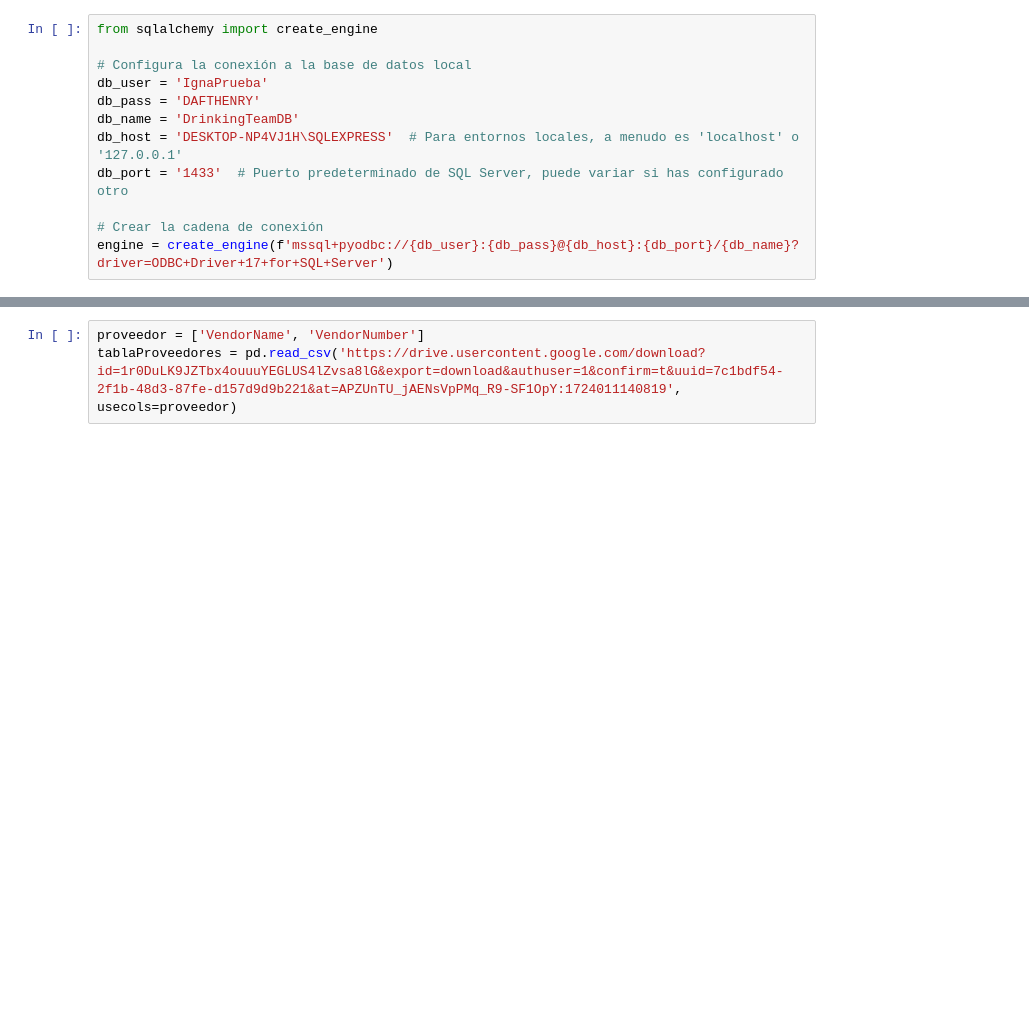
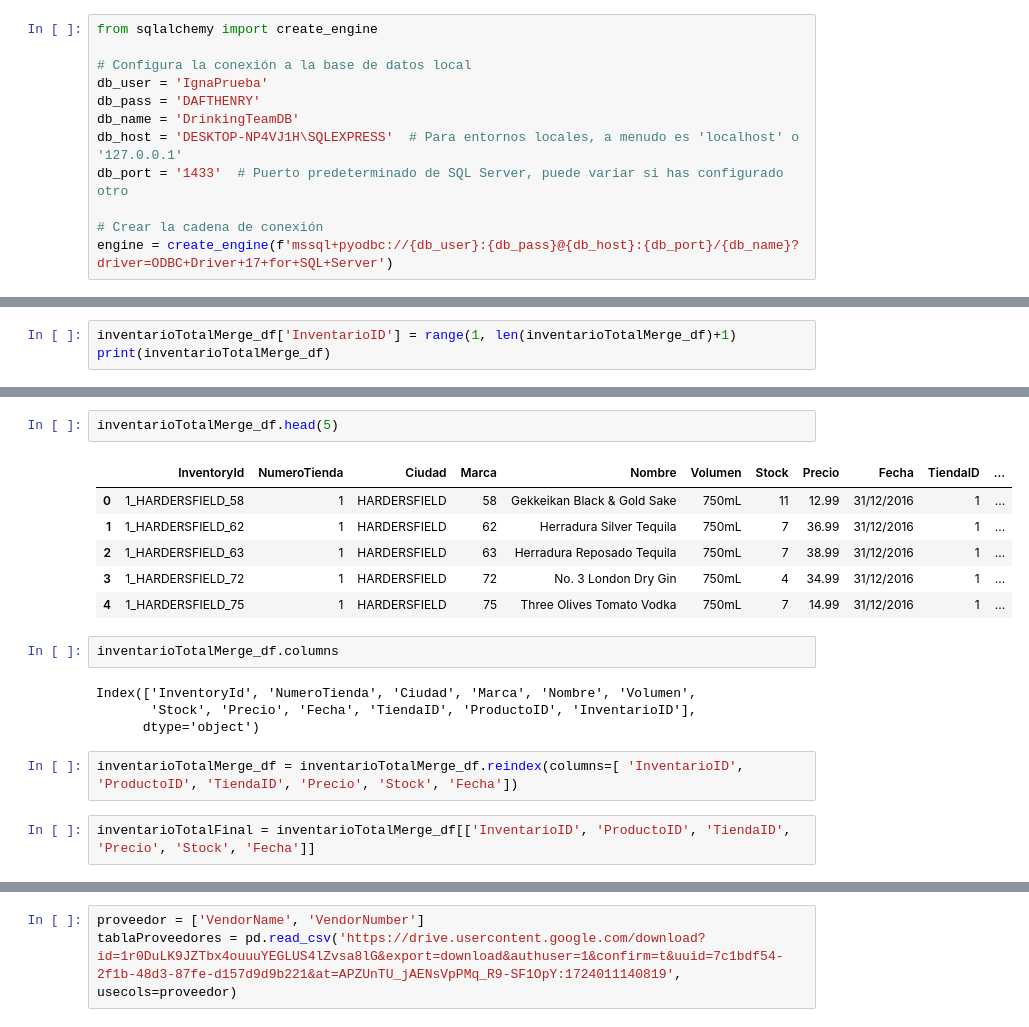
Before and after one commit to jorgelqc/DrikingTeam, a Jupyter notebook: ConexionBaseDatos/conectarBaseDatos.ipynb, the cells around one changed output, grey strips where cells are left out. Cells and saved outputs as stored; diff of their text form; blank space fills up the shorter version.

```diff
--- a/ConexionBaseDatos/conectarBaseDatos.ipynb
+++ b/ConexionBaseDatos/conectarBaseDatos.ipynb
@@ -98,0 +282,3 @@ se deja el siguiente codigo en comentario, es para no tener que cambiar los nomb
+# %%
+inventarioTotalMerge_df['InventarioID'] = range(1, len(inventarioTotalMerge_df)+1)
+print(inventarioTotalMerge_df)
@@ -98,0 +303,19 @@ se deja el siguiente codigo en comentario, es para no tener que cambiar los nomb
+# %%
+inventarioTotalMerge_df.head(5)
+# %% [output]
+|  | InventoryId | NumeroTienda | Ciudad | Marca | Nombre | Volumen | Stock | Precio | Fecha | TiendaID | ... |
+| 0 | 1_HARDERSFIELD_58 | 1 | HARDERSFIELD | 58 | Gekkeikan Black & Gold Sake | 750mL | 11 | 12.99 | 31/12/2016 | 1 | ... |
+| 1 | 1_HARDERSFIELD_62 | 1 | HARDERSFIELD | 62 | Herradura Silver Tequila | 750mL | 7 | 36.99 | 31/12/2016 | 1 | ... |
+| 2 | 1_HARDERSFIELD_63 | 1 | HARDERSFIELD | 63 | Herradura Reposado Tequila | 750mL | 7 | 38.99 | 31/12/2016 | 1 | ... |
+| 3 | 1_HARDERSFIELD_72 | 1 | HARDERSFIELD | 72 | No. 3 London Dry Gin | 750mL | 4 | 34.99 | 31/12/2016 | 1 | ... |
+| 4 | 1_HARDERSFIELD_75 | 1 | HARDERSFIELD | 75 | Three Olives Tomato Vodka | 750mL | 7 | 14.99 | 31/12/2016 | 1 | ... |
+# %%
+inventarioTotalMerge_df.columns
+# %% [output]
+Index(['InventoryId', 'NumeroTienda', 'Ciudad', 'Marca', 'Nombre', 'Volumen',
+       'Stock', 'Precio', 'Fecha', 'TiendaID', 'ProductoID', 'InventarioID'],
+      dtype='object')
+# %%
+inventarioTotalMerge_df = inventarioTotalMerge_df.reindex(columns=[ 'InventarioID', 'ProductoID', 'TiendaID', 'Precio', 'Stock', 'Fecha'])
+# %%
+inventarioTotalFinal = inventarioTotalMerge_df[['InventarioID', 'ProductoID', 'TiendaID', 'Precio', 'Stock', 'Fecha']]
```
Also changed, not shown: parts of 122 cells of this notebook, 1 other file.
